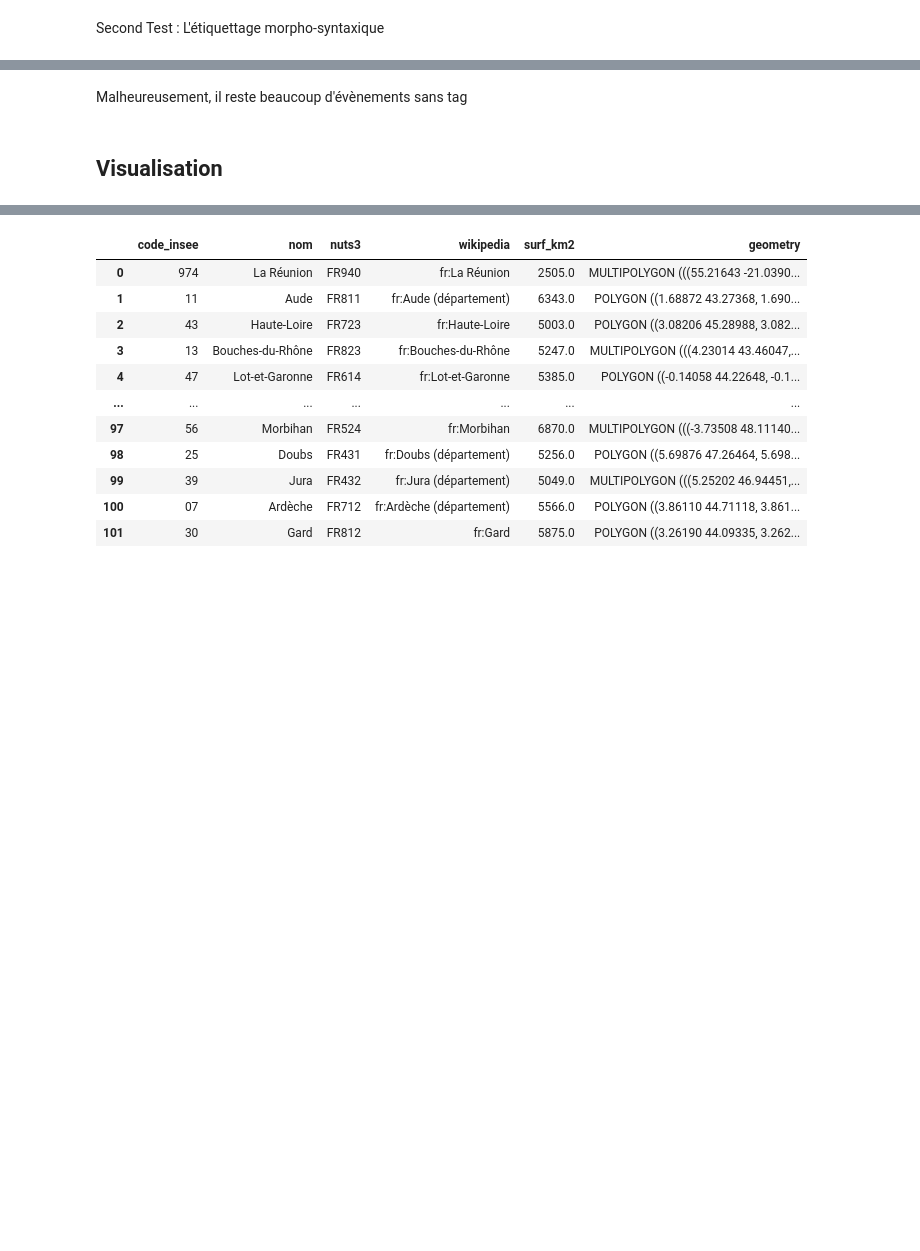
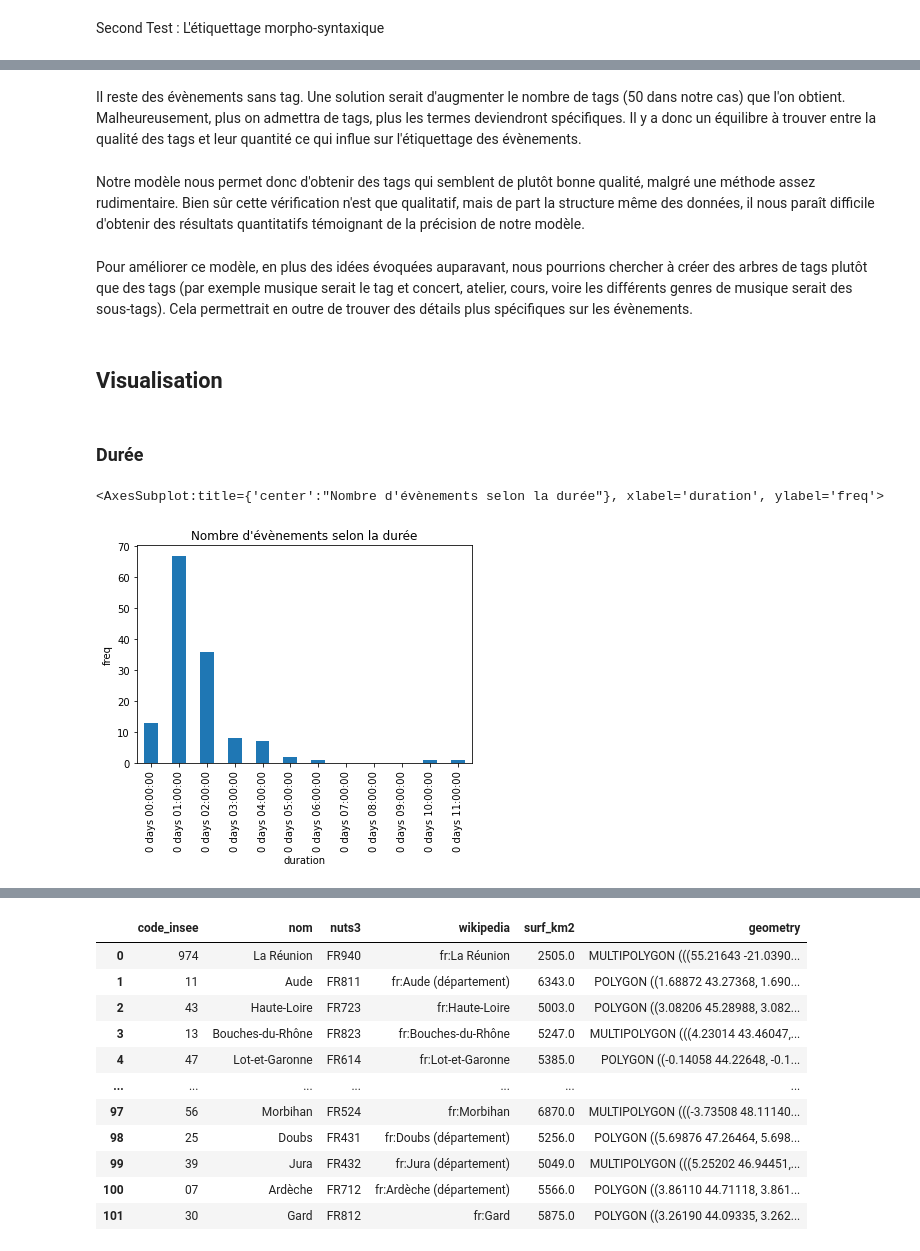
Before and after one commit to GerardTho/CulturalEvents_MapAvailibility, a Jupyter notebook: Project.ipynb, the cells around one changed output, grey strips where cells are left out. Drawn from its saved outputs; the diff is of its cells as text; code cells hidden in the pictures; blank space fills up the shorter version.

```diff
--- a/Project.ipynb
+++ b/Project.ipynb
@@ -324,8 +442,17 @@ df_to_treat[df_to_treat['tags'].apply(lambda x:x==[])]
 # %% [markdown]
-Malheureusement, il reste beaucoup d'évènements sans tag
+Il reste des évènements sans tag. Une solution serait d'augmenter le nombre de tags (50 dans notre cas) que l'on obtient. Malheureusement, plus on admettra de tags, plus les termes deviendront spécifiques. Il y a donc un équilibre à trouver entre la qualité des tags et leur quantité ce qui influe sur l'étiquettage des évènements.
+# %% [markdown]
+Notre modèle nous permet donc d'obtenir des tags qui semblent de plutôt bonne qualité, malgré une méthode assez rudimentaire. Bien sûr cette vérification n'est que qualitatif, mais de part la structure même des données, il nous paraît difficile d'obtenir des résultats quantitatifs témoignant de la précision de notre modèle.
+# %% [markdown]
+Pour améliorer ce modèle, en plus des idées évoquées auparavant, nous pourrions chercher à créer des arbres de tags plutôt que des tags (par exemple musique serait le tag et concert, atelier, cours, voire les différents genres de musique serait des sous-tags). Cela permettrait en outre de trouver des détails plus spécifiques sur les évènements.
 # %% [markdown]
 ## Visualisation
+# %% [markdown]
+### Durée
 # %%
-df_to_treat.reset_index()[df_to_treat["duration"].apply(lambda s:s >= dt.timedelta(days = 0) and s <= dt.timedelta(days = 1))].groupby(pd.Grouper(key="duration", freq='H'))['index'].count().plot(kind="bar")
+df_to_treat.reset_index()[df_to_treat["duration"].apply(lambda s:s >= dt.timedelta(days = 0) and s <= dt.timedelta(days = 1))].groupby(pd.Grouper(key="duration", freq='H'))['index'].count().plot(kind="bar", title="Nombre d'évènements selon la durée", ylabel="freq")
+# %% [output]
+<AxesSubplot:title={'center':"Nombre d'évènements selon la durée"}, xlabel='duration', ylabel='freq'>
+[figure, added]
 # %%
 print(len(df_to_treat[df_to_treat["date_start"] == df_to_treat["date_end"]]))
```
Also changed, not shown: parts of 43 cells of this notebook.
